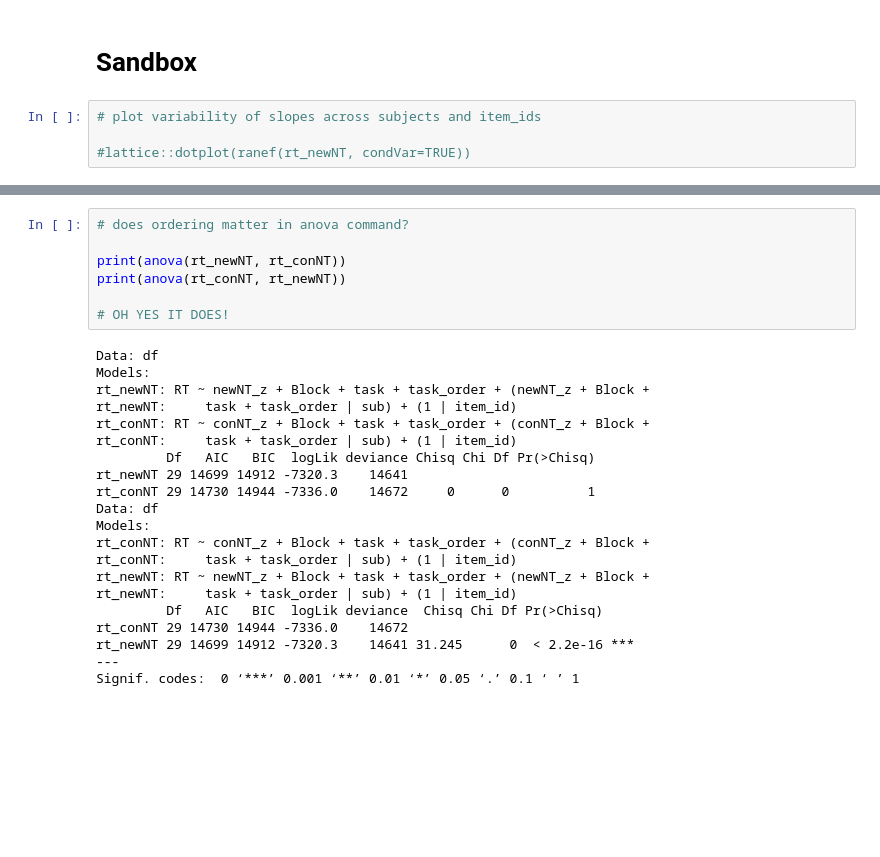
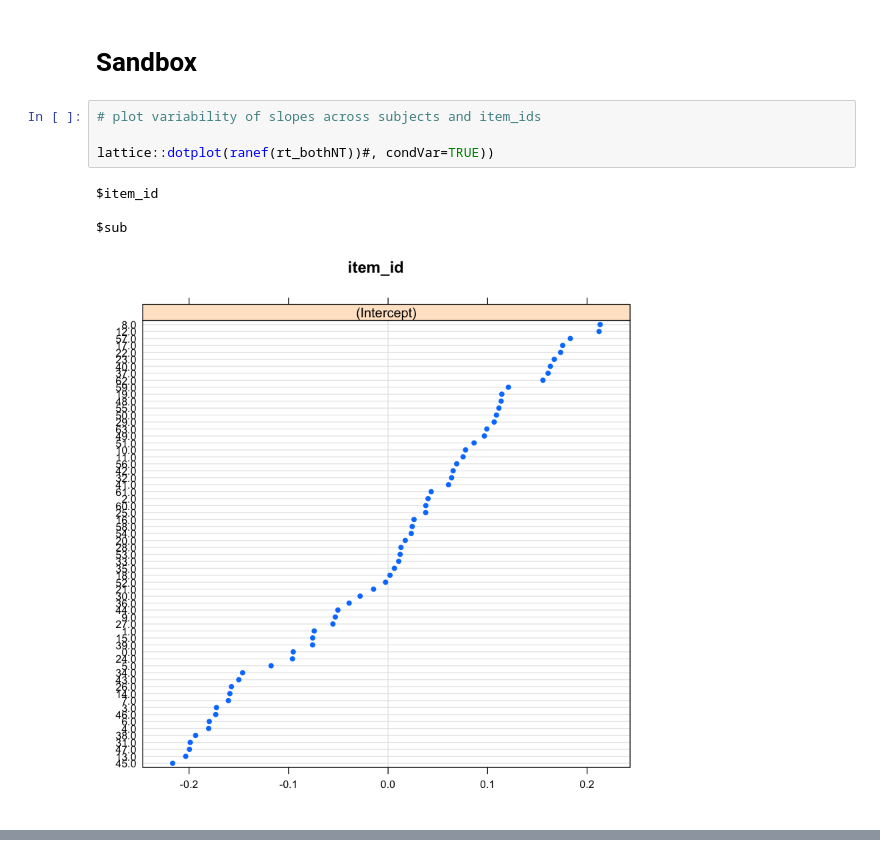
Before and after one commit to oliver-contier/ri_hmax, a Jupyter notebook: lme4_analysis.ipynb, the cells around one changed output, grey strips where cells are left out. Drawn from its saved outputs; the diff is of its cells as text; blank space fills up the shorter version.

Commit message:
re-fitted models with lmerTest. Looks promising. next, visualization and check what to do when model fails to converge

```diff
--- a/lme4_analysis.ipynb
+++ b/lme4_analysis.ipynb
@@ -469,4 +273,9 @@ This is interesting since when the accuracies were affected by CD instead.
 # %%
 # plot variability of slopes across subjects and item_ids
 
-#lattice::dotplot(ranef(rt_newNT, condVar=TRUE))
+lattice::dotplot(ranef(rt_bothNT))#, condVar=TRUE))
+# %% [output]
+$item_id
+
+$sub
+[figure, added]
@@ -473,28 +282,0 @@ This is interesting since when the accuracies were affected by CD instead.
-# %%
-# does ordering matter in anova command?
-
-print(anova(rt_newNT, rt_conNT))
-print(anova(rt_conNT, rt_newNT))
-
-# OH YES IT DOES!
-# %% [output]
-Data: df
-Models:
-rt_newNT: RT ~ newNT_z + Block + task + task_order + (newNT_z + Block +
-rt_newNT:     task + task_order | sub) + (1 | item_id)
-rt_conNT: RT ~ conNT_z + Block + task + task_order + (conNT_z + Block +
-rt_conNT:     task + task_order | sub) + (1 | item_id)
-         Df   AIC   BIC  logLik deviance Chisq Chi Df Pr(>Chisq)
-rt_newNT 29 14699 14912 -7320.3    14641
-rt_conNT 29 14730 14944 -7336.0    14672     0      0          1
-Data: df
-Models:
-rt_conNT: RT ~ conNT_z + Block + task + task_order + (conNT_z + Block +
-rt_conNT:     task + task_order | sub) + (1 | item_id)
-rt_newNT: RT ~ newNT_z + Block + task + task_order + (newNT_z + Block +
-rt_newNT:     task + task_order | sub) + (1 | item_id)
-         Df   AIC   BIC  logLik deviance  Chisq Chi Df Pr(>Chisq)
-rt_conNT 29 14730 14944 -7336.0    14672
-rt_newNT 29 14699 14912 -7320.3    14641 31.245      0  < 2.2e-16 ***
----
-Signif. codes:  0 ‘***’ 0.001 ‘**’ 0.01 ‘*’ 0.05 ‘.’ 0.1 ‘ ’ 1
```
Also changed, not shown: parts of 63 cells of this notebook, 2 other files.
